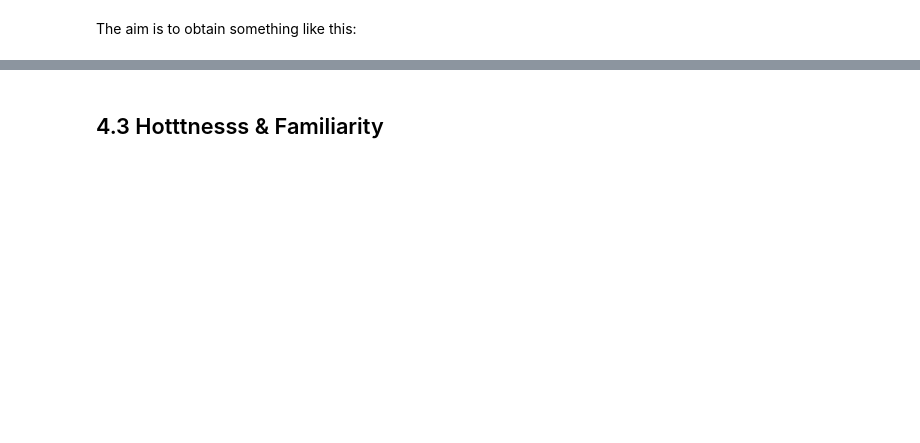
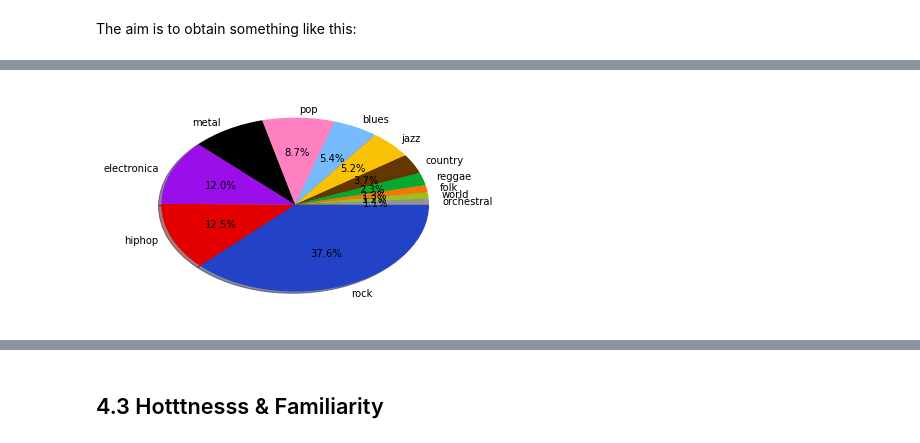
Before and after one commit to mathildemrt/ada, a Jupyter notebook: project/project.ipynb, the cells around one changed output, grey strips where cells are left out. Cells and saved outputs as stored; diff of their text form; code cells hidden in the pictures; blank space fills up the shorter version.

```diff
--- a/project/project.ipynb
+++ b/project/project.ipynb
@@ -600,3 +671,25 @@ plt.title('#song by genre between 1990 and 2010')
 The aim is to obtain something like this:
 # %% [markdown]
 <img src="https://newartistmodel.com/wp-content/uploads/2014/11/Screen-Shot-2014-10-28-at-11.22.14-PM.png">
+# %%
+import plotly
+import plotly.plotly as py
+import plotly.graph_objs as go
+
+def year_pie_chart(year,year_end=0):
+    if year_end==0:
+        df1=df[df['year']==year]
+
+    else:
+        df1=df[df['year']>=year]
+        df1=df1[df1['year']<year_end]
+
+    fig1, ax1 = plt.subplots()
+    count=df1.genre.value_counts()
+    labels=count.index
+    colors=[genre_color[x] for x in labels]
+    ax1.pie(count,autopct='%1.1f%%',shadow=True, startangle=0,counterclock=False,labels=count.index,colors=colors)
+# %%
+year_pie_chart(1960,2010)
+# %% [output]
+[figure, added]
```
Also changed, not shown: parts of 27 cells of this notebook, 1 other file.
